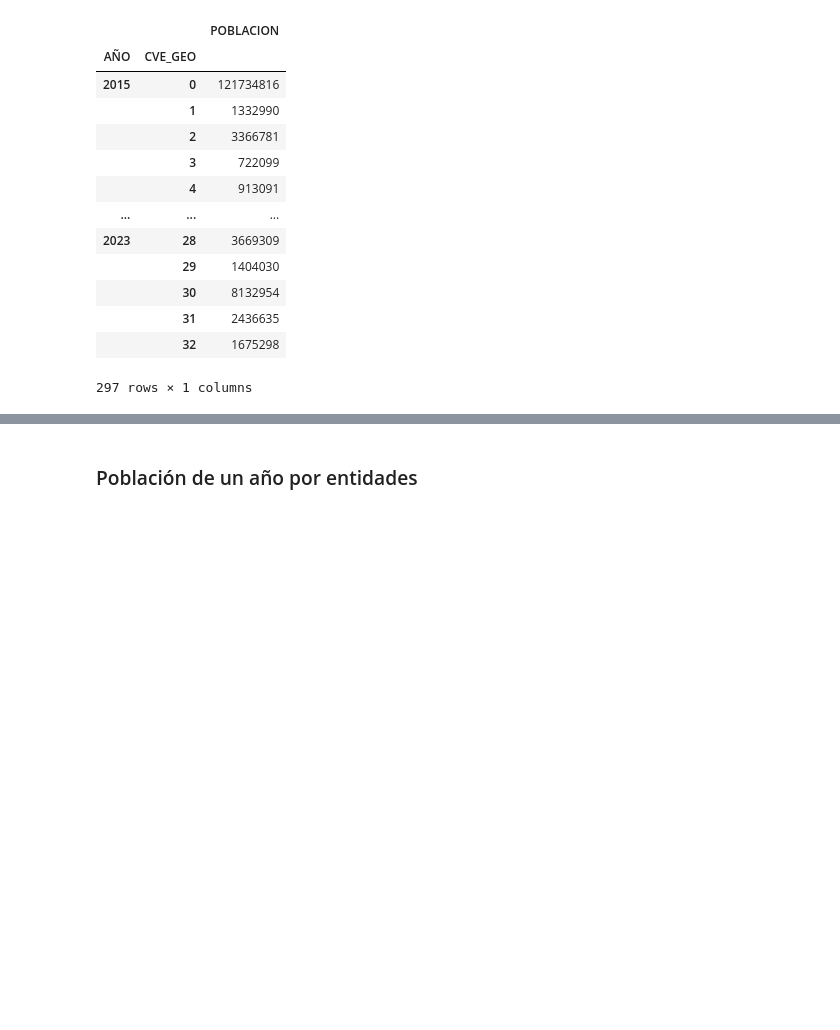
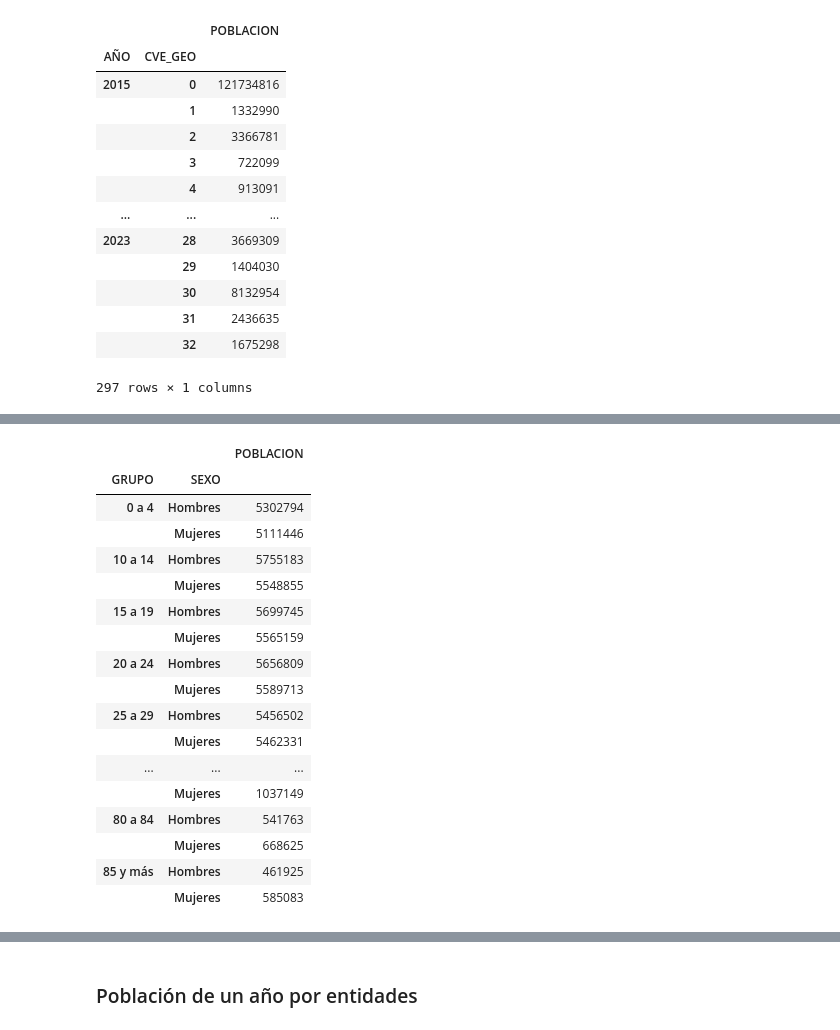
Before and after one commit to la-ciencia-del-delito/semaforo-delictivo, a Jupyter notebook: ETL/02_transformacion.ipynb, the cells around one changed output, grey strips where cells are left out. Cells and saved outputs as stored; diff of their text form; code cells hidden in the pictures; blank space fills up the shorter version.

Commit message:
Graficando datos Tidy...

```diff
--- a/ETL/02_transformacion.ipynb
+++ b/ETL/02_transformacion.ipynb
@@ -121,0 +188,24 @@ Del 2015 al 2023 - Todas las Unidades Federeativas...
+# %%
+# Ejemplo de como filtrar por población y entidad federativa...
+# df_piramides = pd.read_csv(tidy_data_path / "proyecciones_conapo.csv")
+df_pob_graf = (df_piramides.loc[(df_piramides["AÑO"] == 2023) & (df_piramides["ENTIDAD"] == "República Mexicana"), ["GRUPO", "SEXO", "POBLACION"]].groupby(["GRUPO", "SEXO"]).sum())
+df_pob_graf
+# %% [output]
+|  |  | POBLACION |
+| GRUPO | SEXO |  |
+| 0 a 4 | Hombres | 5302794 |
+|  | Mujeres | 5111446 |
+| 10 a 14 | Hombres | 5755183 |
+|  | Mujeres | 5548855 |
+| 15 a 19 | Hombres | 5699745 |
+|  | Mujeres | 5565159 |
+| 20 a 24 | Hombres | 5656809 |
+|  | Mujeres | 5589713 |
+| 25 a 29 | Hombres | 5456502 |
+|  | Mujeres | 5462331 |
+| ... | ... | ... |
+|  | Mujeres | 1037149 |
+| 80 a 84 | Hombres | 541763 |
+|  | Mujeres | 668625 |
+| 85 y más | Hombres | 461925 |
+|  | Mujeres | 585083 |
```
Also changed, not shown: parts of 16 cells of this notebook, 1 other file.
